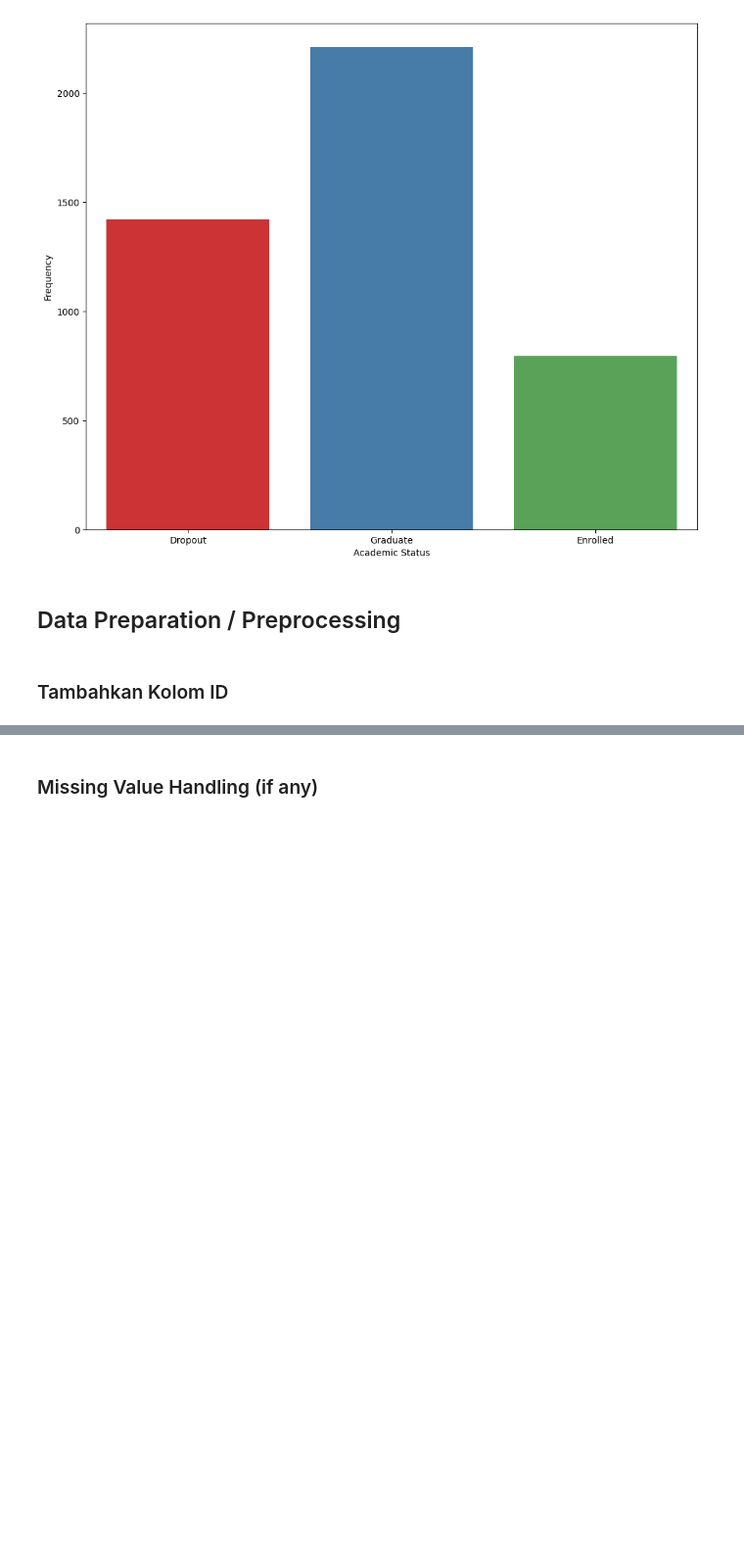
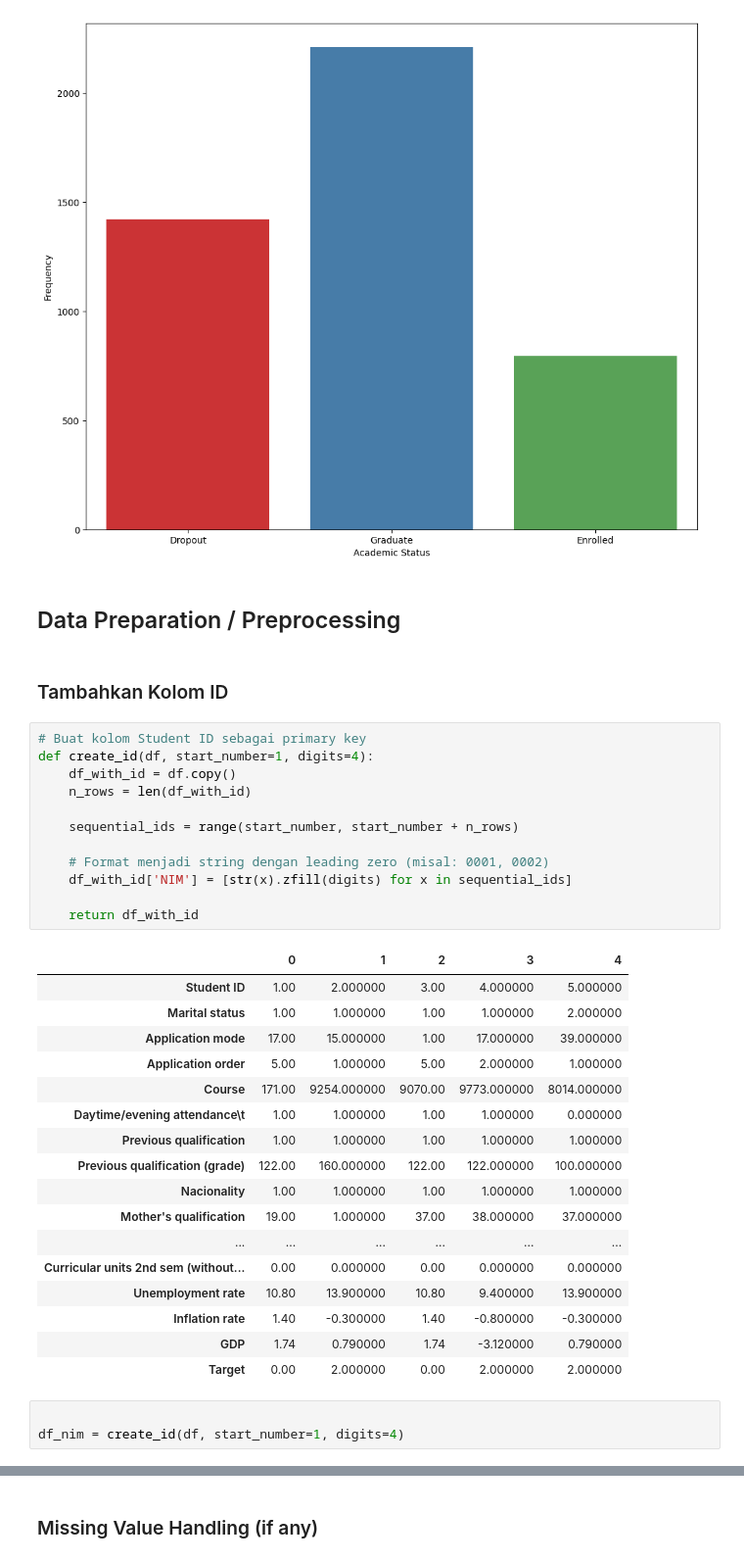
Before and after one commit to Sulbae/Student-s-Performances-Dashboard, a Jupyter notebook: notebook.ipynb, the cells around one changed output, grey strips where cells are left out. Shown at 98% size. Cells and saved outputs as stored; diff of their text form; blank space fills up the shorter version.

```diff
--- a/notebook.ipynb
+++ b/notebook.ipynb
@@ -232,3 +455,36 @@ Passing `palette` without assigning `hue` is deprecated and will be removed in v
 ## Data Preparation / Preprocessing
 # %% [markdown]
 ### Tambahkan Kolom ID
+# %%
+# Buat kolom Student ID sebagai primary key
+def create_id(df, start_number=1, digits=4):
+    df_with_id = df.copy()
+    n_rows = len(df_with_id)
+
+    sequential_ids = range(start_number, start_number + n_rows)
+
+    # Format menjadi string dengan leading zero (misal: 0001, 0002)
+    df_with_id['NIM'] = [str(x).zfill(digits) for x in sequential_ids]
+
+    return df_with_id
+# %% [output]
+|  | 0 | 1 | 2 | 3 | 4 |
+| Student ID | 1.00 | 2.000000 | 3.00 | 4.000000 | 5.000000 |
+| Marital status | 1.00 | 1.000000 | 1.00 | 1.000000 | 2.000000 |
+| Application mode | 17.00 | 15.000000 | 1.00 | 17.000000 | 39.000000 |
+| Application order | 5.00 | 1.000000 | 5.00 | 2.000000 | 1.000000 |
+| Course | 171.00 | 9254.000000 | 9070.00 | 9773.000000 | 8014.000000 |
+| Daytime/evening attendance\t | 1.00 | 1.000000 | 1.00 | 1.000000 | 0.000000 |
+| Previous qualification | 1.00 | 1.000000 | 1.00 | 1.000000 | 1.000000 |
+| Previous qualification (grade) | 122.00 | 160.000000 | 122.00 | 122.000000 | 100.000000 |
+| Nacionality | 1.00 | 1.000000 | 1.00 | 1.000000 | 1.000000 |
+| Mother's qualification | 19.00 | 1.000000 | 37.00 | 38.000000 | 37.000000 |
+| ... | ... | ... | ... | ... | ... |
+| Curricular units 2nd sem (without... | 0.00 | 0.000000 | 0.00 | 0.000000 | 0.000000 |
+| Unemployment rate | 10.80 | 13.900000 | 10.80 | 9.400000 | 13.900000 |
+| Inflation rate | 1.40 | -0.300000 | 1.40 | -0.800000 | -0.300000 |
+| GDP | 1.74 | 0.790000 | 1.74 | -3.120000 | 0.790000 |
+| Target | 0.00 | 2.000000 | 0.00 | 2.000000 | 2.000000 |
+# %%
+
+df_nim = create_id(df, start_number=1, digits=4)
```
Also changed, not shown: parts of 21 cells of this notebook.
